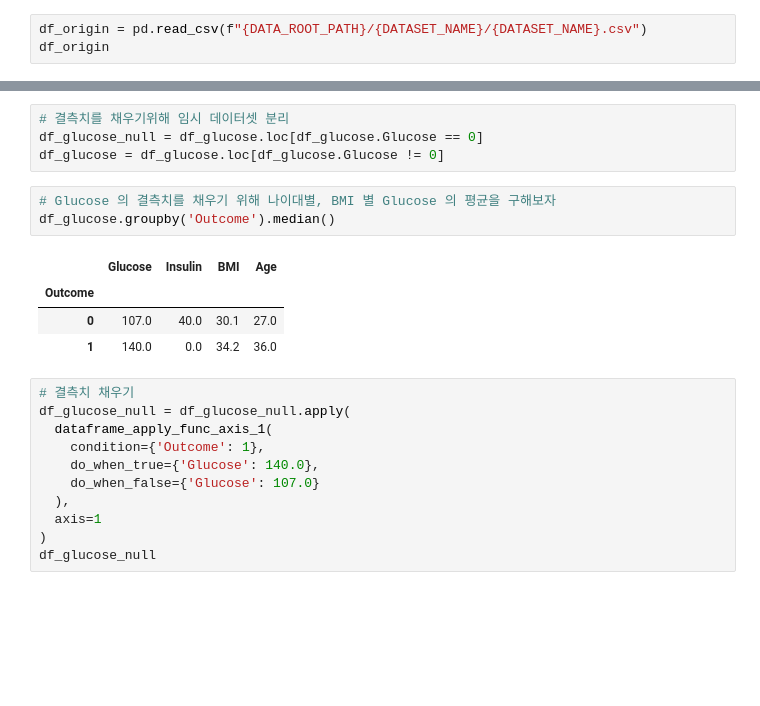
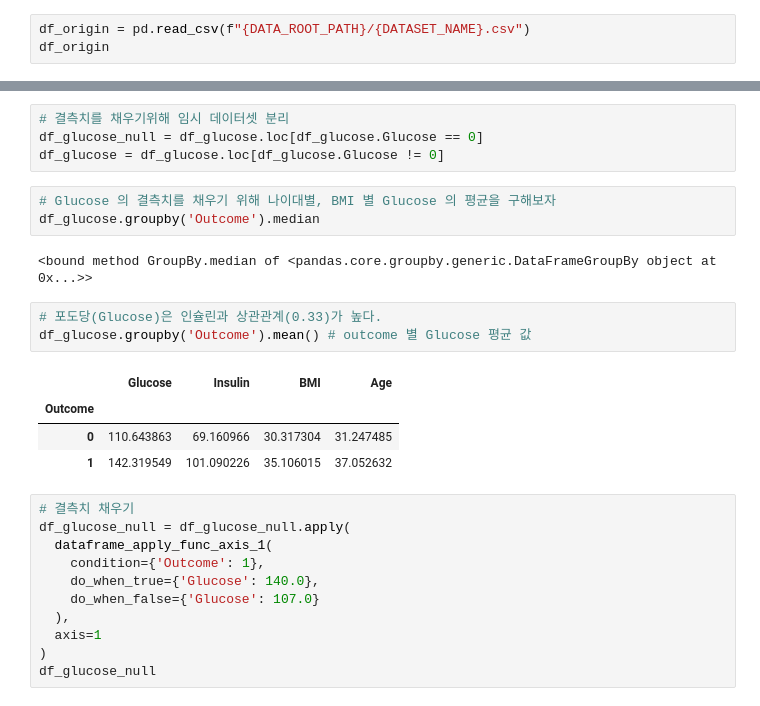
Before and after one commit to deeptudy/kaggle-pima_indians_diabetes, a Jupyter notebook: main.ipynb, the cells around one changed output, grey strips where cells are left out. Cells and saved outputs as stored; diff of their text form; blank space fills up the shorter version.

```diff
--- a/main.ipynb
+++ b/main.ipynb
@@ -15,7 +15,7 @@ DATASET_NAME = "diabetes"
 import warnings
 warnings.simplefilter(action='ignore', category=FutureWarning)
 # %%
-df_origin = pd.read_csv(f"{DATA_ROOT_PATH}/{DATASET_NAME}/{DATASET_NAME}.csv")
+df_origin = pd.read_csv(f"{DATA_ROOT_PATH}/{DATASET_NAME}.csv")
 df_origin
 # %% [output]
 |  | Pregnancies | Glucose | BloodPressure | SkinThickness | Insulin | BMI | DiabetesPedigreeFunction | Age | ... |
@@ -191,12 +191,17 @@ df_glucose_null = df_glucose.loc[df_glucose.Glucose == 0]
 df_glucose = df_glucose.loc[df_glucose.Glucose != 0]
 # %%
 # Glucose 의 결측치를 채우기 위해 나이대별, BMI 별 Glucose 의 평균을 구해보자
-df_glucose.groupby('Outcome').median()
+df_glucose.groupby('Outcome').median
 # %% [output]
-|  | Glucose | Insulin | BMI | Age |
-| Outcome |  |  |  |  |
-| 0 | 107.0 | 40.0 | 30.1 | 27.0 |
-| 1 | 140.0 | 0.0 | 34.2 | 36.0 |
+<bound method GroupBy.median of <pandas.core.groupby.generic.DataFrameGroupBy object at 0x...>>
+# %%
+# 포도당(Glucose)은 인슐린과 상관관계(0.33)가 높다.
+df_glucose.groupby('Outcome').mean() # outcome 별 Glucose 평균 값
+# %% [output]
+|  | Glucose | Insulin | BMI | Age |
+| Outcome |  |  |  |  |
+| 0 | 110.643863 | 69.160966 | 30.317304 | 31.247485 |
+| 1 | 142.319549 | 101.090226 | 35.106015 | 37.052632 |
 # %%
 # 결측치 채우기
 df_glucose_null = df_glucose_null.apply(
```
Also changed, not shown: parts of 4 cells of this notebook, 1 other file.
